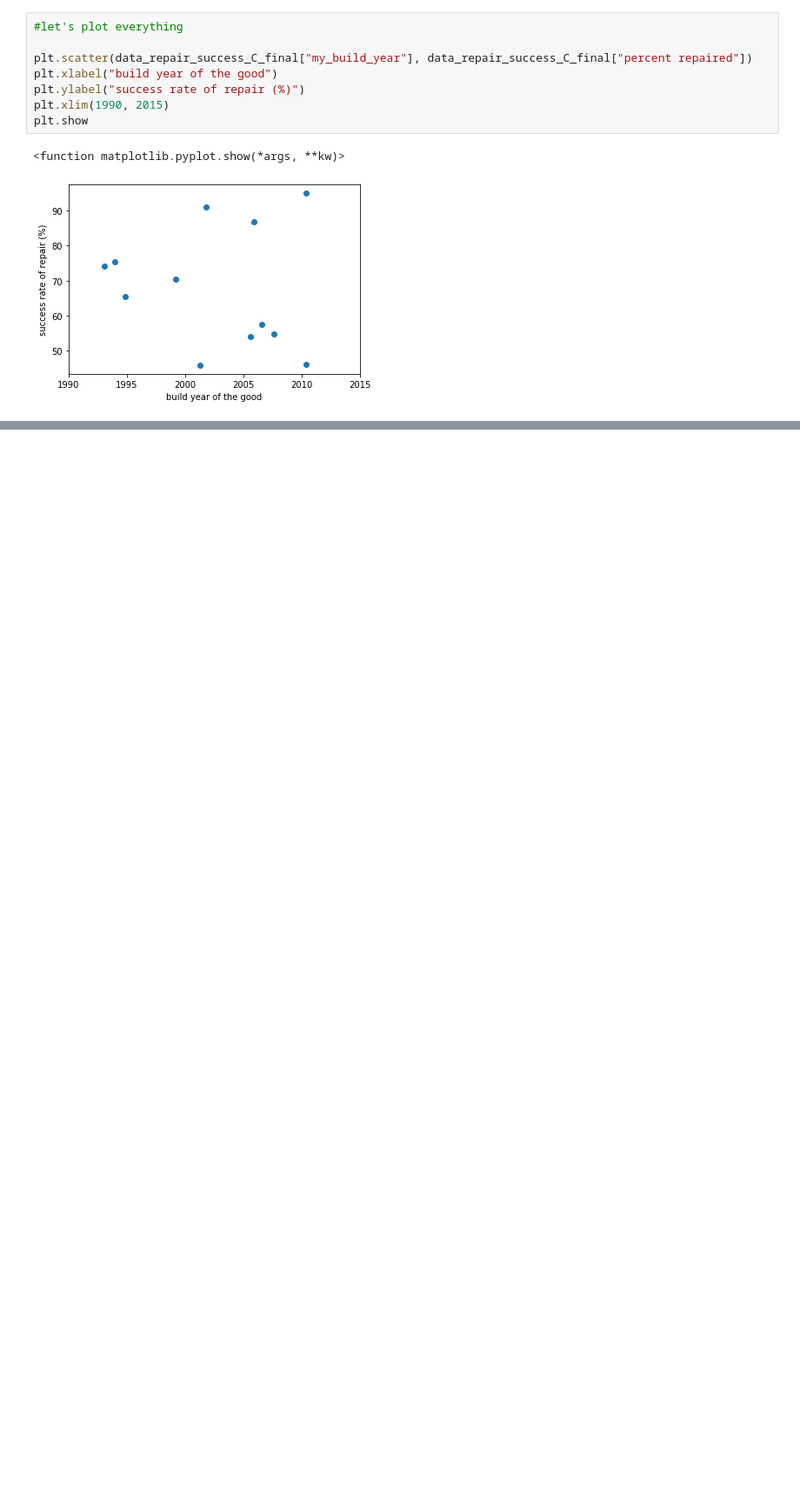
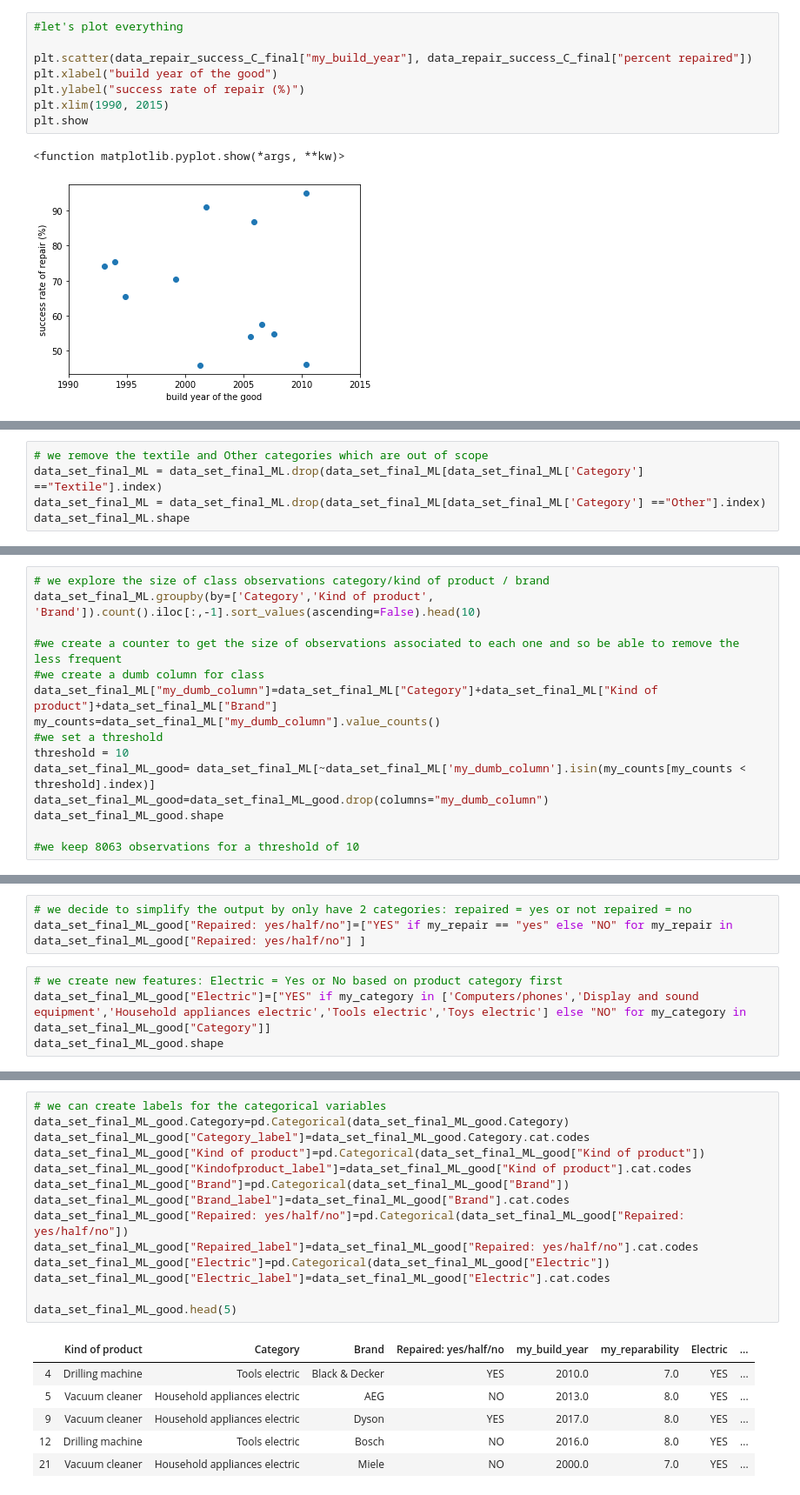
Before and after one commit to JeanMILPIED/Repair, a Jupyter notebook: Repair_cafe.ipynb, the cells around one changed output, grey strips where cells are left out. Shown: that part at 87% size. Drawn from its saved outputs; the diff is of its cells as text; blank space fills up the shorter version.

```diff
--- a/Repair_cafe.ipynb
+++ b/Repair_cafe.ipynb
@@ -294,0 +350,5 @@ plt.show
+# %%
+# we remove the textile and Other categories which are out of scope
+data_set_final_ML = data_set_final_ML.drop(data_set_final_ML[data_set_final_ML['Category'] =="Textile"].index)
+data_set_final_ML = data_set_final_ML.drop(data_set_final_ML[data_set_final_ML['Category'] =="Other"].index)
+data_set_final_ML.shape
@@ -294,0 +357,15 @@ plt.show
+# %%
+# we explore the size of class observations category/kind of product / brand
+data_set_final_ML.groupby(by=['Category','Kind of product', 'Brand']).count().iloc[:,-1].sort_values(ascending=False).head(10)
+
+#we create a counter to get the size of observations associated to each one and so be able to remove the less frequent
+#we create a dumb column for class
+data_set_final_ML["my_dumb_column"]=data_set_final_ML["Category"]+data_set_final_ML["Kind of product"]+data_set_final_ML["Brand"]
+my_counts=data_set_final_ML["my_dumb_column"].value_counts()
+#we set a threshold
+threshold = 10
+data_set_final_ML_good= data_set_final_ML[~data_set_final_ML['my_dumb_column'].isin(my_counts[my_counts < threshold].index)]
+data_set_final_ML_good=data_set_final_ML_good.drop(columns="my_dumb_column")
+data_set_final_ML_good.shape
+
+#we keep 8063 observations for a threshold of 10
@@ -294,0 +376,7 @@ plt.show
+# %%
+# we decide to simplify the output by only have 2 categories: repaired = yes or not repaired = no
+data_set_final_ML_good["Repaired: yes/half/no"]=["YES" if my_repair == "yes" else "NO" for my_repair in data_set_final_ML_good["Repaired: yes/half/no"] ]
+# %%
+# we create new features: Electric = Yes or No based on product category first
+data_set_final_ML_good["Electric"]=["YES" if my_category in ['Computers/phones','Display and sound equipment','Household appliances electric','Tools electric','Toys electric'] else "NO" for my_category in data_set_final_ML_good["Category"]]
+data_set_final_ML_good.shape
@@ -294,0 +397,21 @@ plt.show
+# %%
+# we can create labels for the categorical variables
+data_set_final_ML_good.Category=pd.Categorical(data_set_final_ML_good.Category)
+data_set_final_ML_good["Category_label"]=data_set_final_ML_good.Category.cat.codes
+data_set_final_ML_good["Kind of product"]=pd.Categorical(data_set_final_ML_good["Kind of product"])
+data_set_final_ML_good["Kindofproduct_label"]=data_set_final_ML_good["Kind of product"].cat.codes
+data_set_final_ML_good["Brand"]=pd.Categorical(data_set_final_ML_good["Brand"])
+data_set_final_ML_good["Brand_label"]=data_set_final_ML_good["Brand"].cat.codes
+data_set_final_ML_good["Repaired: yes/half/no"]=pd.Categorical(data_set_final_ML_good["Repaired: yes/half/no"])
+data_set_final_ML_good["Repaired_label"]=data_set_final_ML_good["Repaired: yes/half/no"].cat.codes
+data_set_final_ML_good["Electric"]=pd.Categorical(data_set_final_ML_good["Electric"])
+data_set_final_ML_good["Electric_label"]=data_set_final_ML_good["Electric"].cat.codes
+
+data_set_final_ML_good.head(5)
+# %% [output]
+|  | Kind of product | Category | Brand | Repaired: yes/half/no | my_build_year | my_reparability | Electric | ... |
+| 4 | Drilling machine | Tools electric | Black & Decker | YES | 2010.0 | 7.0 | YES | ... |
+| 5 | Vacuum cleaner | Household appliances electric | AEG | NO | 2013.0 | 8.0 | YES | ... |
+| 9 | Vacuum cleaner | Household appliances electric | Dyson | YES | 2017.0 | 8.0 | YES | ... |
+| 12 | Drilling machine | Tools electric | Bosch | NO | 2016.0 | 8.0 | YES | ... |
+| 21 | Vacuum cleaner | Household appliances electric | Miele | NO | 2000.0 | 7.0 | YES | ... |
```
Also changed, not shown: parts of 20 cells of this notebook.
